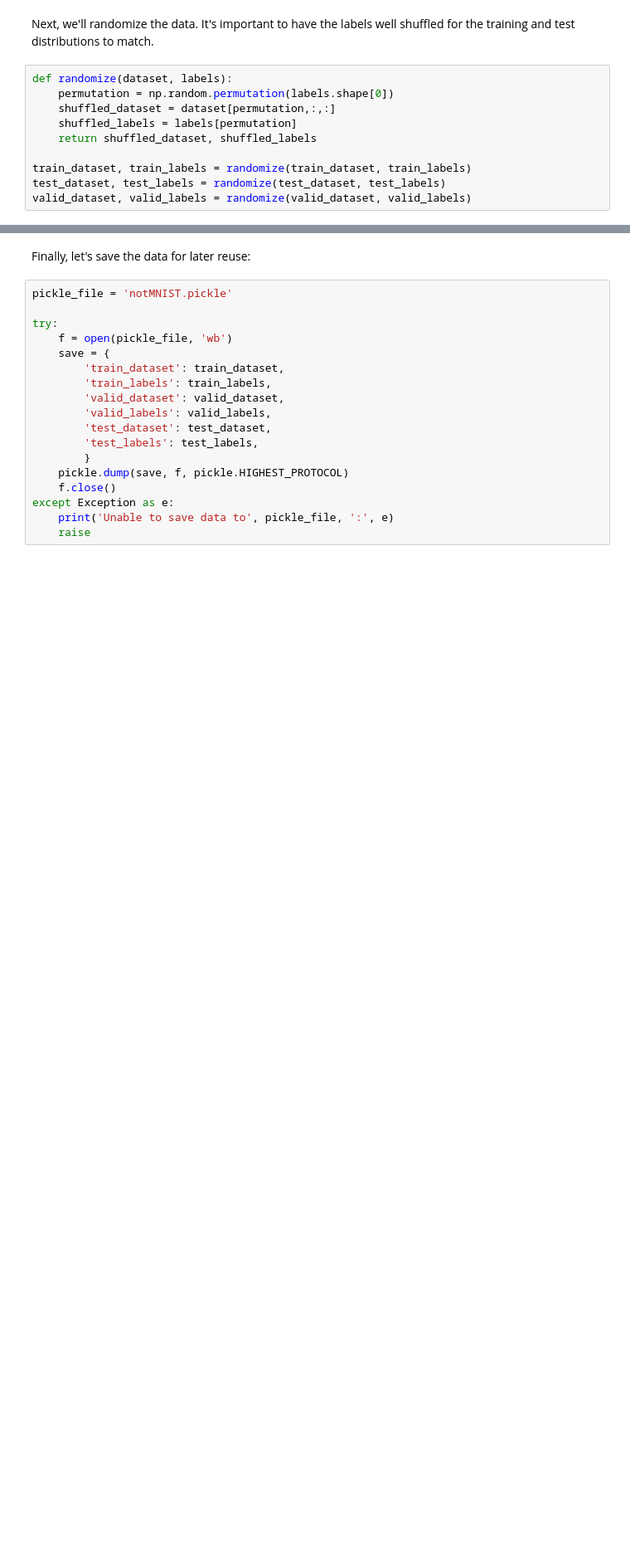
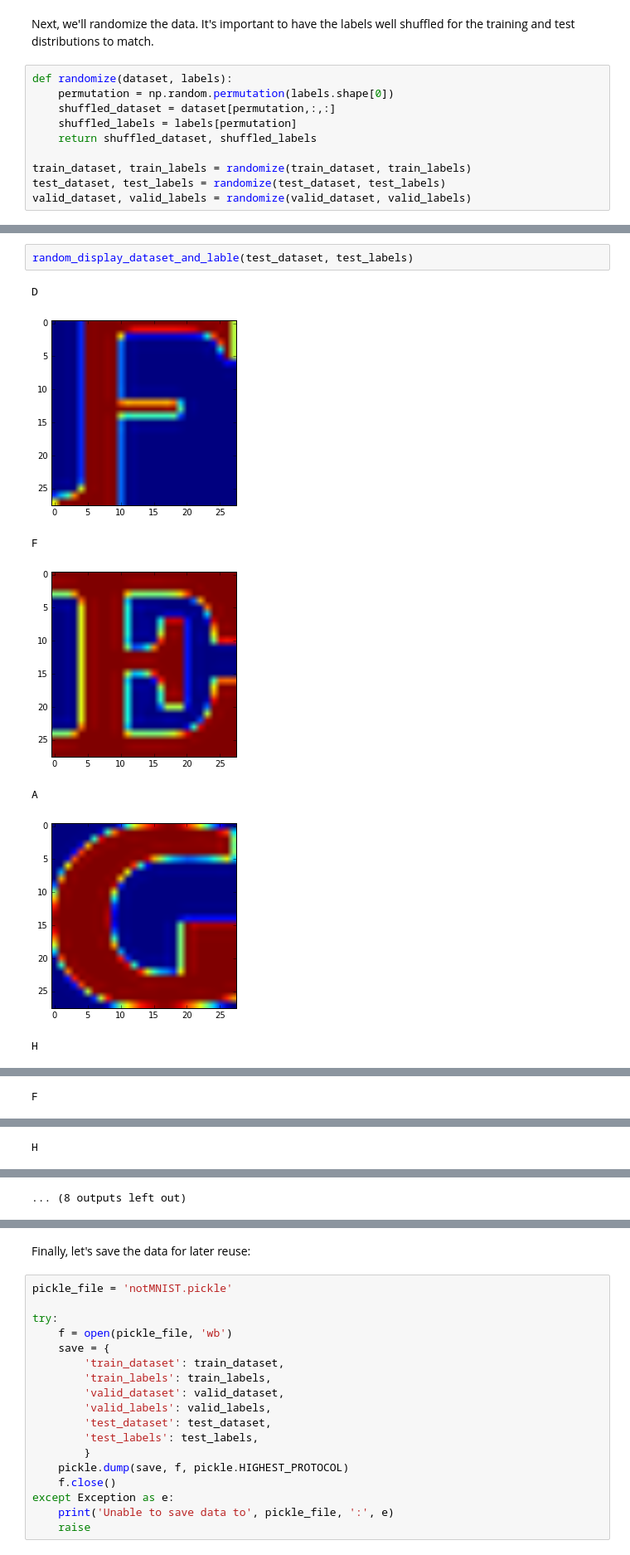
Before and after one commit to Lee-W/Deep-Learning-Udacity, a Jupyter notebook: 1_notmnist.ipynb, the cells around one changed output, grey strips where cells are left out. Shown at 83% size. Cells and saved outputs as stored; diff of their text form; blank space fills up the shorter version.

```diff
--- a/1_notmnist.ipynb
+++ b/1_notmnist.ipynb
@@ -355,0 +370,10 @@ Convince yourself that the data is still good after shuffling!
+# %%
+random_display_dataset_and_lable(test_dataset, test_labels)
+# %% [output]
+D
+[figure, added]
+F
+[figure, added]
+A
+[figure, added]
+H
@@ -355,0 +381 @@ Convince yourself that the data is still good after shuffling!
+F
@@ -355,0 +383 @@ Convince yourself that the data is still good after shuffling!
+H
@@ -355,0 +385 @@ Convince yourself that the data is still good after shuffling!
+... (8 outputs left out)
```
Also changed, not shown: parts of 16 cells of this notebook.
